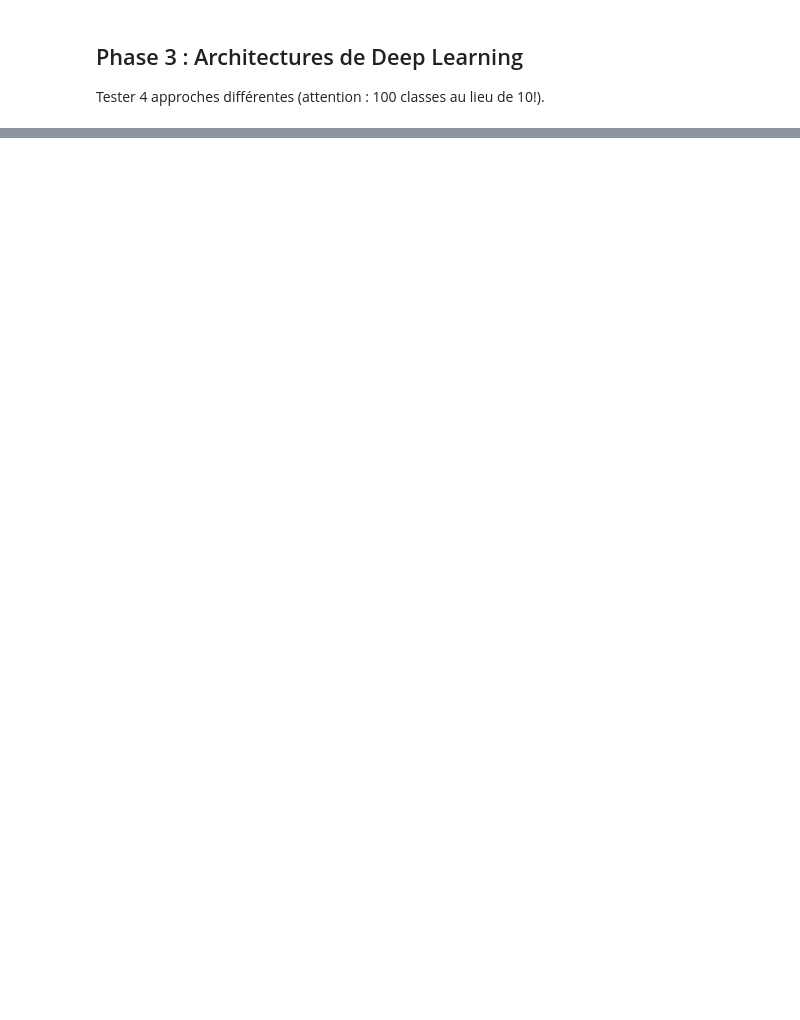
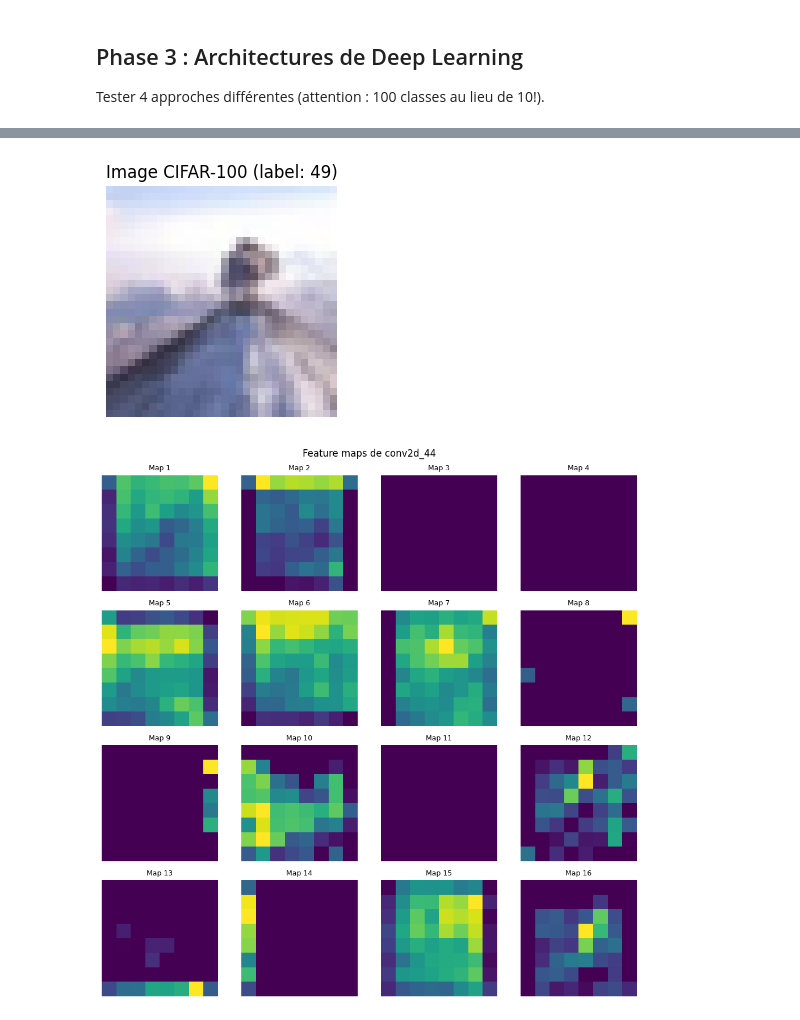
Before and after one commit to Clement-dbs/CIFAR100-images-classificator, a Jupyter notebook: phase3_architectures.ipynb, the cells around one changed output, grey strips where cells are left out. Drawn from its saved outputs; the diff is of its cells as text; code cells hidden in the pictures; blank space fills up the shorter version.

```diff
--- a/phase3_architectures.ipynb
+++ b/phase3_architectures.ipynb
@@ -94,3 +169,30 @@ Model: "sequential"
+# %%
+# Visualisation conv3 (code brut)
+conv3_layer = conv_layers[2]
+feature_extractor = keras.Model(inputs=model_cnn_simple.inputs, outputs=conv3_layer.output)
+feature_maps = feature_extractor.predict(img_input, verbose=0)
+
+plt.figure(figsize=(3, 3))
+plt.imshow(img_original)
+plt.title(f"Image CIFAR-100 (label: {label_value})")
+plt.axis("off")
+plt.show()
+
+fig, axes = plt.subplots(4, 4, figsize=(10, 10))
+n_maps = min(16, feature_maps.shape[-1])
+
+for i, ax in enumerate(axes.flat):
+    if i < n_maps:
+        ax.imshow(feature_maps[0, :, :, i], cmap="viridis")
+        ax.set_title(f"Map {i+1}", fontsize=9)
+    ax.axis("off")
+
+plt.suptitle(f"Feature maps de {conv3_layer.name}")
+plt.tight_layout()
+plt.show()
+# %% [output]
+[figure, added]
+[figure, added]
 # %%
 # Architecture 2 : CNN Plus Profond (ResNet-like)
 # Avec residual connections
```
Also changed, not shown: parts of 8 cells of this notebook.
